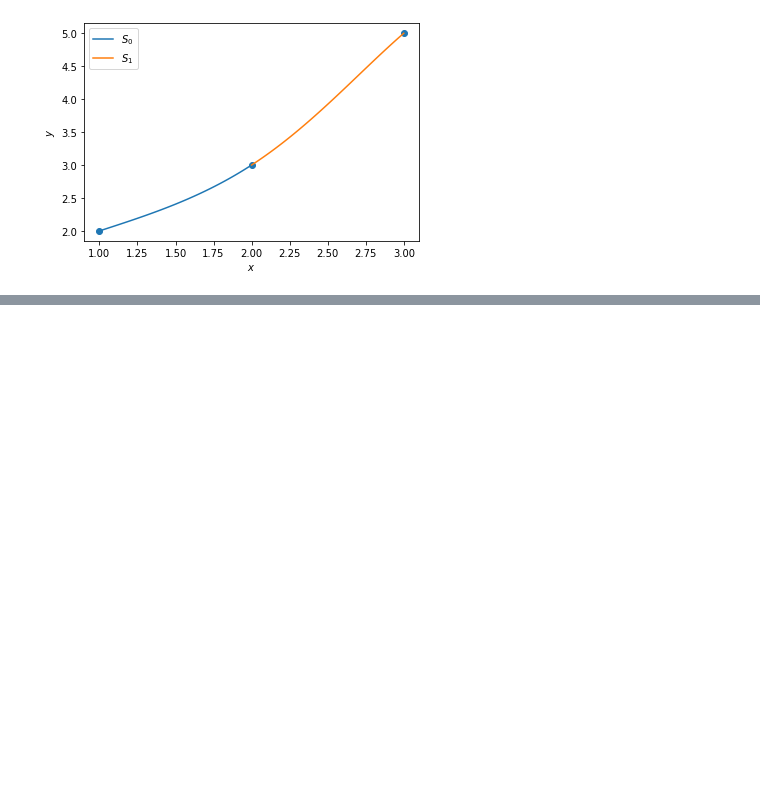
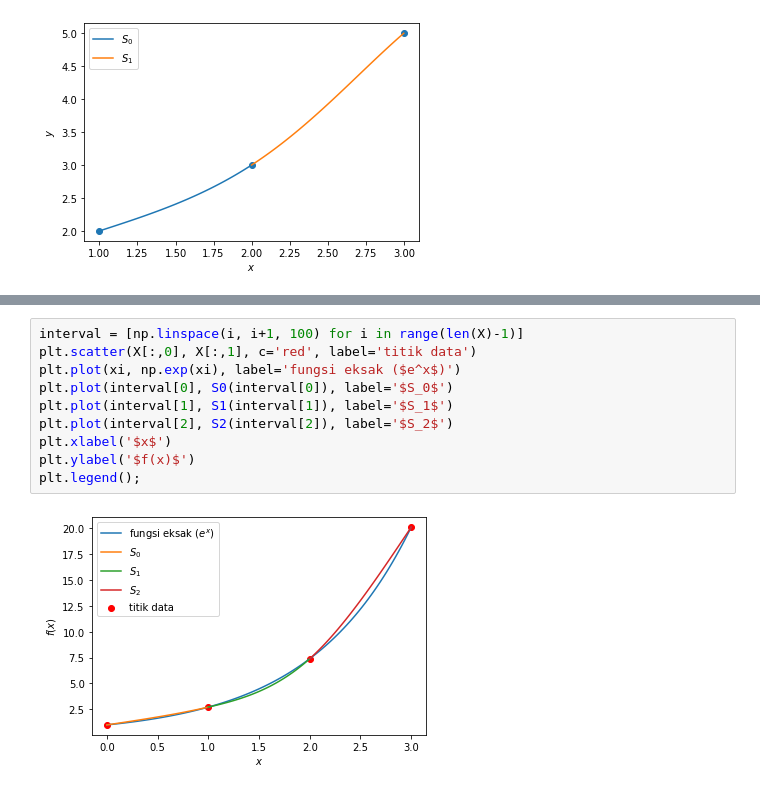
Before and after one commit to liebenlito/Metode-Numerik, a Jupyter notebook: interpolasi_(spline).ipynb, the cells around one changed output, grey strips where cells are left out. Saved outputs shown, nothing was run; the diff lists cells and outputs as text; blank space fills up the shorter version.

```diff
--- a/interpolasi_(spline).ipynb
+++ b/interpolasi_(spline).ipynb
@@ -134,0 +161,12 @@ array([[4, 4, 1],
+# %%
+interval = [np.linspace(i, i+1, 100) for i in range(len(X)-1)]
+plt.scatter(X[:,0], X[:,1], c='red', label='titik data')
+plt.plot(xi, np.exp(xi), label='fungsi eksak ($e^x$)')
+plt.plot(interval[0], S0(interval[0]), label='$S_0$')
+plt.plot(interval[1], S1(interval[1]), label='$S_1$')
+plt.plot(interval[2], S2(interval[2]), label='$S_2$')
+plt.xlabel('$x$')
+plt.ylabel('$f(x)$')
+plt.legend();
+# %% [output]
+[figure, added]
```
Also changed, not shown: parts of 18 cells of this notebook.
